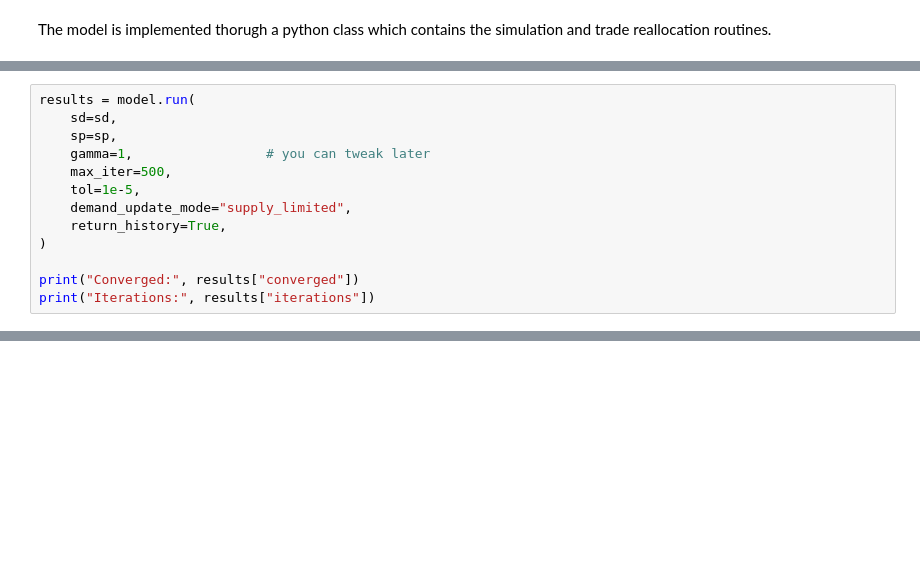
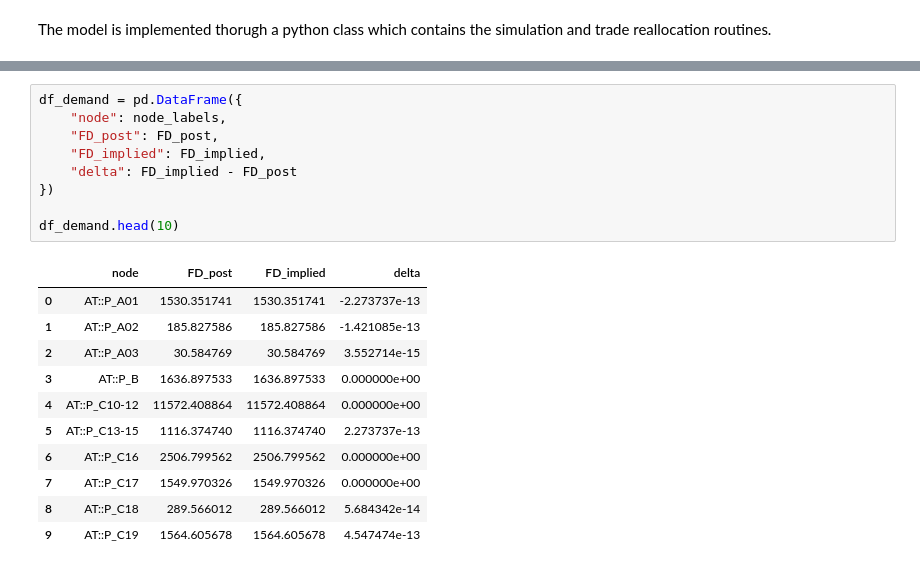
Before and after one commit to RaulDeMaio/Physical-Climate-Risk, a Jupyter notebook: main.ipynb, the cells around one changed output, grey strips where cells are left out. Saved outputs shown, nothing was run; the diff lists cells and outputs as text; blank space fills up the shorter version.

```diff
--- a/main.ipynb
+++ b/main.ipynb
@@ -101,13 +88,0 @@ Next the simulation is executed, with the possibility of changing the gamma para
-# %%
-results = model.run(
-    sd=sd,
-    sp=sp,
-    gamma=1,                 # you can tweak later
-    max_iter=500,
-    tol=1e-5,
-    demand_update_mode="supply_limited",
-    return_history=True,
-)
-
-print("Converged:", results["converged"])
-print("Iterations:", results["iterations"])
@@ -185,0 +158,21 @@ plt.show()
+# %%
+df_demand = pd.DataFrame({
+    "node": node_labels,
+    "FD_post": FD_post,
+    "FD_implied": FD_implied,
+    "delta": FD_implied - FD_post
+})
+
+df_demand.head(10)
+# %% [output]
+|  | node | FD_post | FD_implied | delta |
+| 0 | AT::P_A01 | 1530.351741 | 1530.351741 | -2.273737e-13 |
+| 1 | AT::P_A02 | 185.827586 | 185.827586 | -1.421085e-13 |
+| 2 | AT::P_A03 | 30.584769 | 30.584769 | 3.552714e-15 |
+| 3 | AT::P_B | 1636.897533 | 1636.897533 | 0.000000e+00 |
+| 4 | AT::P_C10-12 | 11572.408864 | 11572.408864 | 0.000000e+00 |
+| 5 | AT::P_C13-15 | 1116.374740 | 1116.374740 | 2.273737e-13 |
+| 6 | AT::P_C16 | 2506.799562 | 2506.799562 | 0.000000e+00 |
+| 7 | AT::P_C17 | 1549.970326 | 1549.970326 | 0.000000e+00 |
+| 8 | AT::P_C18 | 289.566012 | 289.566012 | 5.684342e-14 |
+| 9 | AT::P_C19 | 1564.605678 | 1564.605678 | 4.547474e-13 |
```
Also changed, not shown: parts of 14 cells of this notebook, 4 other files.
